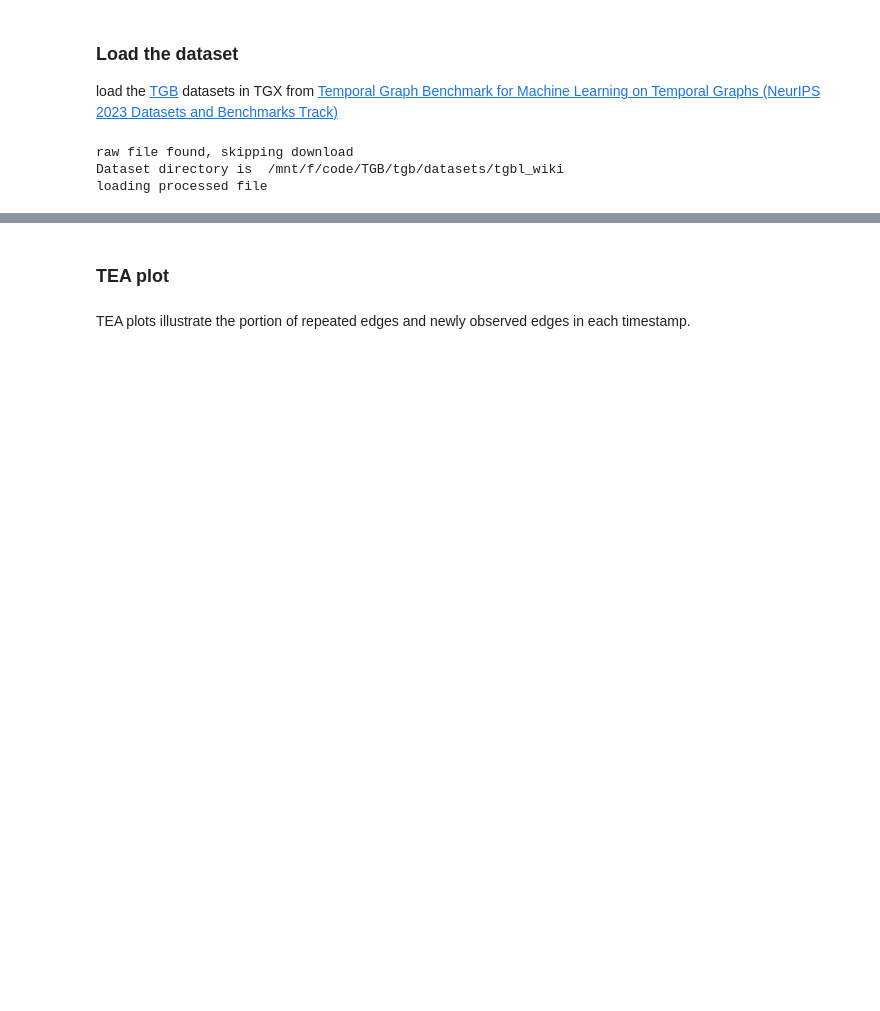
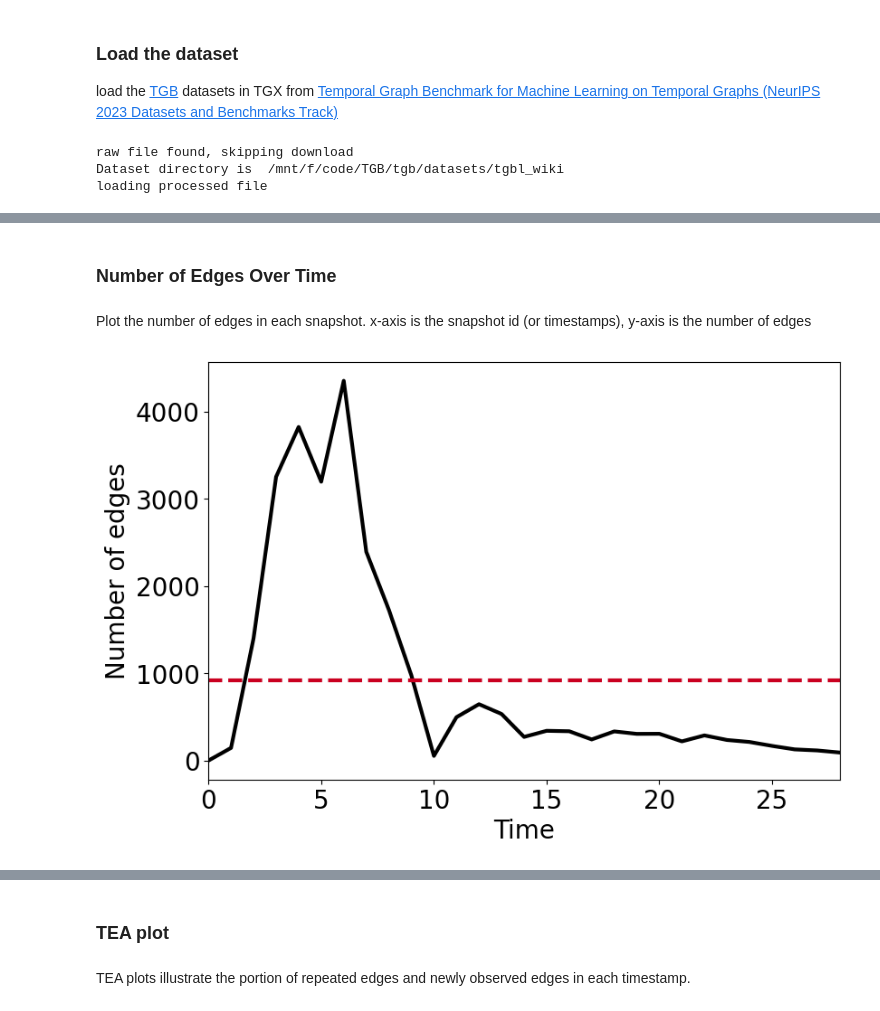
Before and after one commit to ComplexData-MILA/TGX, a Jupyter notebook: docs/tutorials/data_viz_stats.ipynb, the cells around one changed output, grey strips where cells are left out. Cells and saved outputs as stored; diff of their text form; code cells hidden in the pictures; blank space fills up the shorter version.

```diff
--- a/docs/tutorials/data_viz_stats.ipynb
+++ b/docs/tutorials/data_viz_stats.ipynb
@@ -69,0 +83,8 @@ tgx.average_degree_per_ts(data, network_name=dataset.name)
+# %% [markdown]
+### Number of Edges Over Time
+# %% [markdown]
+Plot the number of edges in each snapshot. x-axis is the snapshot id (or timestamps), y-axis is the number of edges
+# %%
+tgx.edges_over_time(dtdg, network_name=dataset.name)
+# %% [output]
+[figure, added]
```
Also changed, not shown: parts of 39 cells of this notebook, 8 other files.
